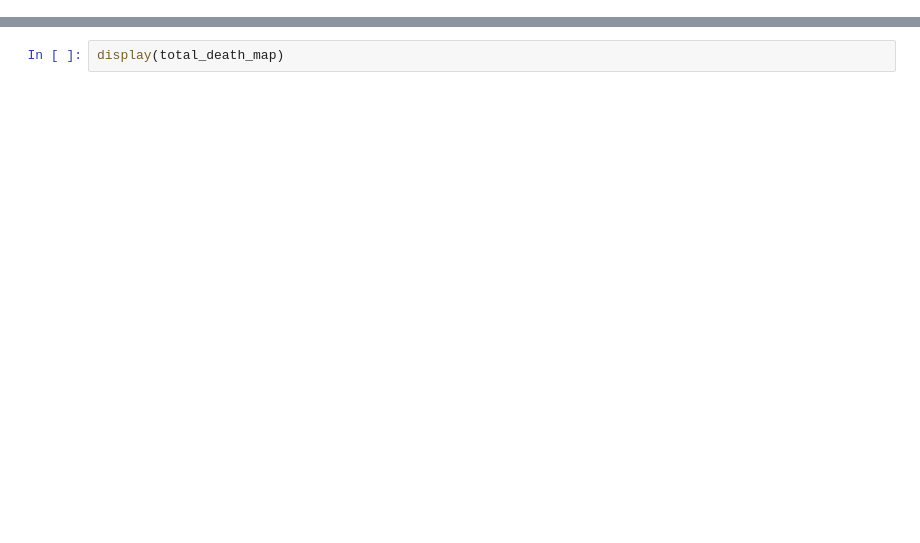
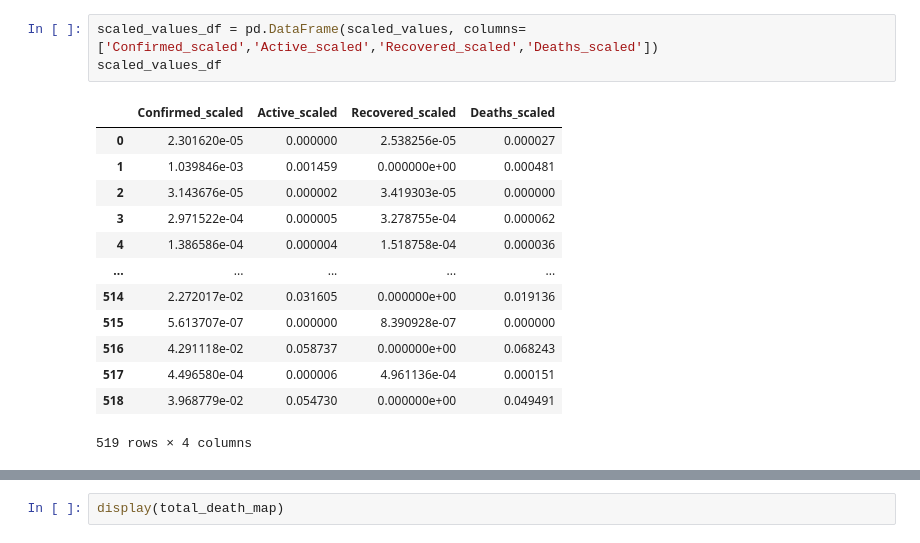
Before and after one commit to Nareshthangappa/Covid-Data-Analytics, a Jupyter notebook: corona_analysis.ipynb, the cells around one changed output, grey strips where cells are left out. Drawn from its saved outputs; the diff is of its cells as text; blank space fills up the shorter version.

```diff
--- a/corona_analysis.ipynb
+++ b/corona_analysis.ipynb
@@ -173,0 +373,17 @@ for lat,long,value, name in zip(india_df['Lat'],india_df['Long_'],india_df['Deat
+# %%
+scaled_values_df = pd.DataFrame(scaled_values, columns= ['Confirmed_scaled','Active_scaled','Recovered_scaled','Deaths_scaled'])
+scaled_values_df
+# %% [output]
+|  | Confirmed_scaled | Active_scaled | Recovered_scaled | Deaths_scaled |
+| 0 | 2.301620e-05 | 0.000000 | 2.538256e-05 | 0.000027 |
+| 1 | 1.039846e-03 | 0.001459 | 0.000000e+00 | 0.000481 |
+| 2 | 3.143676e-05 | 0.000002 | 3.419303e-05 | 0.000000 |
+| 3 | 2.971522e-04 | 0.000005 | 3.278755e-04 | 0.000062 |
+| 4 | 1.386586e-04 | 0.000004 | 1.518758e-04 | 0.000036 |
+| ... | ... | ... | ... | ... |
+| 514 | 2.272017e-02 | 0.031605 | 0.000000e+00 | 0.019136 |
+| 515 | 5.613707e-07 | 0.000000 | 8.390928e-07 | 0.000000 |
+| 516 | 4.291118e-02 | 0.058737 | 0.000000e+00 | 0.068243 |
+| 517 | 4.496580e-04 | 0.000006 | 4.961136e-04 | 0.000151 |
+| 518 | 3.968779e-02 | 0.054730 | 0.000000e+00 | 0.049491 |
+519 rows × 4 columns
```
Also changed, not shown: parts of 52 cells of this notebook.
